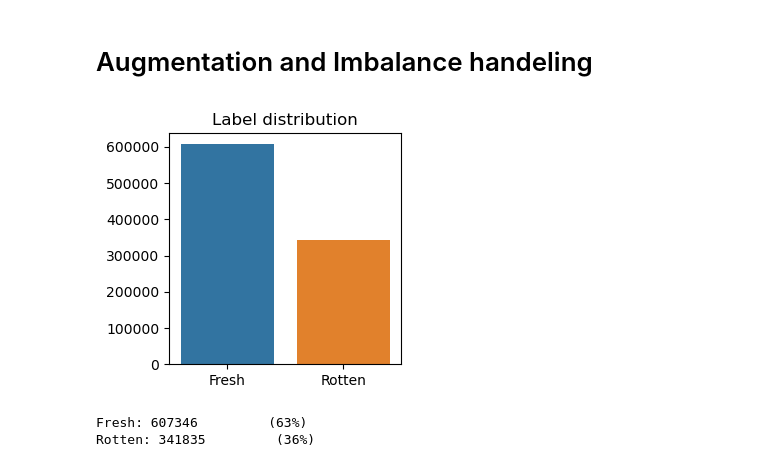
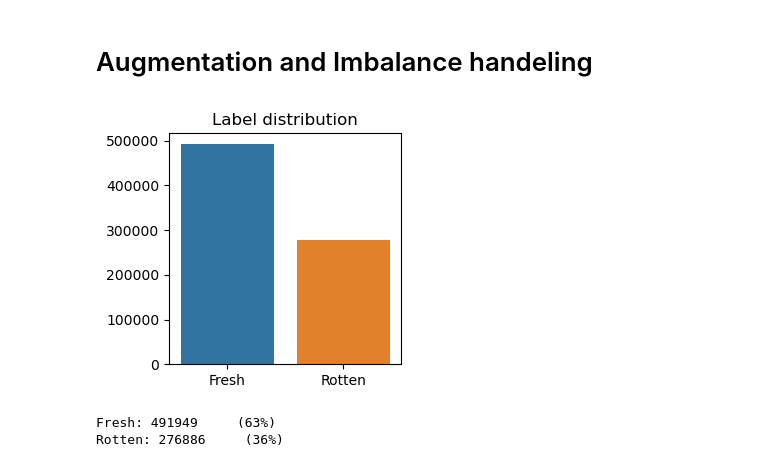
Before and after one commit to MMovasaghi/SentiMovie, a Jupyter notebook: code/instance_selection_and_partitioning.ipynb, the cells around one changed output. Saved outputs shown, nothing was run; the diff lists cells and outputs as text; code cells hidden in the pictures.

Commit message:
update augmentation and spliting

```diff
--- a/code/instance_selection_and_partitioning.ipynb
+++ b/code/instance_selection_and_partitioning.ipynb
@@ -103,4 +103,17 @@ nltk.download('averaged_perceptron_tagger')
 # %%
 os.environ["MODEL_DIR"] = './'
 model_dir = './'
+# %%
+def print_statistic_reviews(reviews):
+    reviews = pd.DataFrame(reviews)
+    class_dict = {'Fresh': len(reviews[reviews['y'] == 'Fresh']),
+                    'Rotten': len(reviews[reviews['y'] == 'Rotten'])}
+    plt.figure(figsize=(3,3))
+    sns.barplot(x=list(class_dict.keys()), y=list(class_dict.values()))
+    plt.title('Label distribution')
+    plt.show()
+    print(f"Fresh: {class_dict['Fresh']} \
+    ({int(class_dict['Fresh']/(class_dict['Fresh'] + class_dict['Rotten'])*100)}%)")
+    print(f"Rotten: {class_dict['Rotten']} \
+    ({int(class_dict['Rotten']/(class_dict['Fresh'] + class_dict['Rotten'])*100)}%)")
 # %%
@@ -555,12 +571,7 @@ class Imbalance_Handling:
         frame.reset_index(drop=True, inplace=True)
         return frame
 # %%
-ih = imbalance_handling()
-ih.print_statistic(reviews)
+aug = Augmentation()
-# %% [output]
-[figure, removed]
-Fresh: 607346         (63%)
-Rotten: 341835         (36%)
 # %%
 with open('./../data/dataset/reviews/train.pkl', 'rb') as f:
     train_data = pickle.load(f)
@@ -568 +578,7 @@ train_df = ih.Upsample_less_number_class(train_data['x'], train_data['y'])
+# %%
+print_statistic_reviews(train_data)
+# %% [output]
+[figure, added]
+Fresh: 491949     (63%)
+Rotten: 276886     (36%)
 # %%
```
Also changed, not shown: parts of 7 cells of this notebook, 4 other files.
